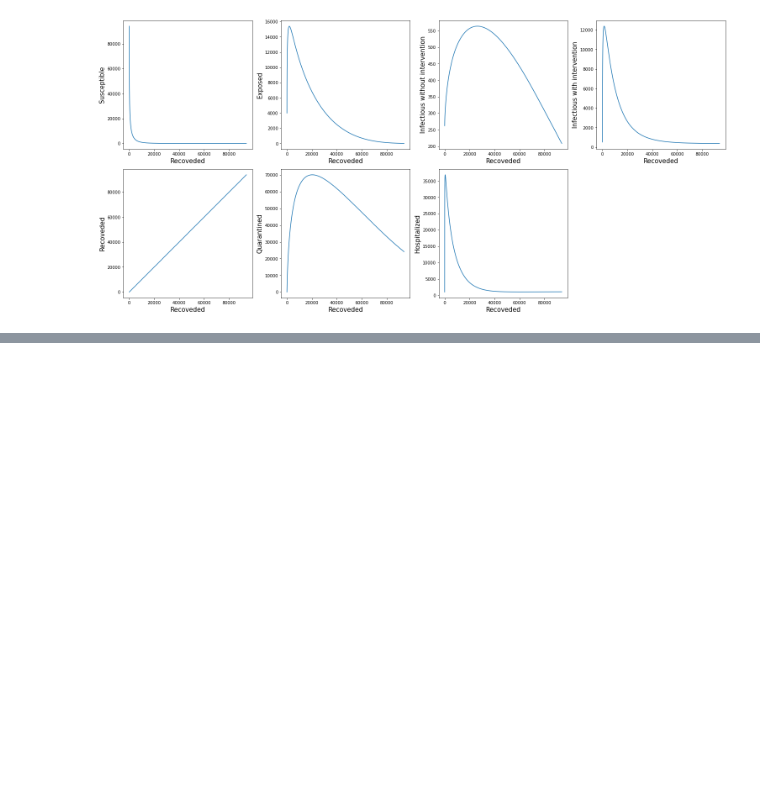
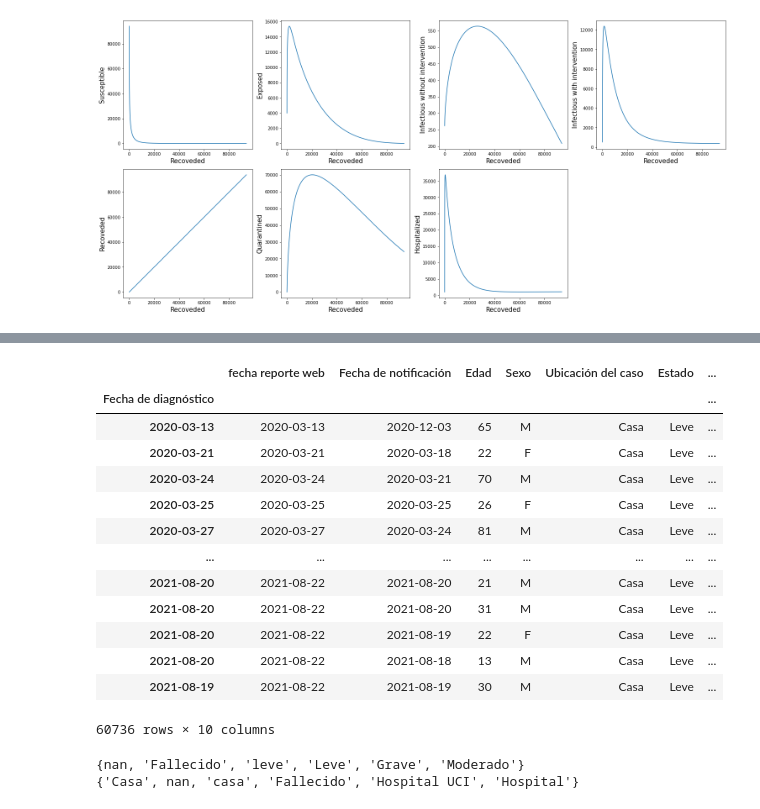
Before and after one commit to Rmejiaz/ModeladoSimulacion, a Jupyter notebook: Cuadernos/Proyecto.ipynb, the cells around one changed output, grey strips where cells are left out. Saved outputs shown, nothing was run; the diff lists cells and outputs as text; code cells hidden in the pictures; blank space fills up the shorter version.

```diff
--- a/Cuadernos/Proyecto.ipynb
+++ b/Cuadernos/Proyecto.ipynb
@@ -91,0 +128,23 @@ plt.show()
+# %%
+Dataset
+# %% [output]
+|  | fecha reporte web | Fecha de notificación | Edad | Sexo | Ubicación del caso | Estado | ... |
+| Fecha de diagnóstico |  |  |  |  |  |  | ... |
+| 2020-03-13 | 2020-03-13 | 2020-12-03 | 65 | M | Casa | Leve | ... |
+| 2020-03-21 | 2020-03-21 | 2020-03-18 | 22 | F | Casa | Leve | ... |
+| 2020-03-24 | 2020-03-24 | 2020-03-21 | 70 | M | Casa | Leve | ... |
+| 2020-03-25 | 2020-03-25 | 2020-03-25 | 26 | F | Casa | Leve | ... |
+| 2020-03-27 | 2020-03-27 | 2020-03-24 | 81 | M | Casa | Leve | ... |
+| ... | ... | ... | ... | ... | ... | ... | ... |
+| 2021-08-20 | 2021-08-22 | 2021-08-20 | 21 | M | Casa | Leve | ... |
+| 2021-08-20 | 2021-08-22 | 2021-08-20 | 31 | M | Casa | Leve | ... |
+| 2021-08-20 | 2021-08-22 | 2021-08-19 | 22 | F | Casa | Leve | ... |
+| 2021-08-20 | 2021-08-22 | 2021-08-18 | 13 | M | Casa | Leve | ... |
+| 2021-08-19 | 2021-08-22 | 2021-08-19 | 30 | M | Casa | Leve | ... |
+60736 rows × 10 columns
+# %%
+print(set(Dataset['Estado']))
+print(set(Dataset['Ubicación del caso']))
+# %% [output]
+{nan, 'Fallecido', 'leve', 'Leve', 'Grave', 'Moderado'}
+{'Casa', nan, 'casa', 'Fallecido', 'Hospital UCI', 'Hospital'}
```
Also changed, not shown: parts of 7 cells of this notebook.
